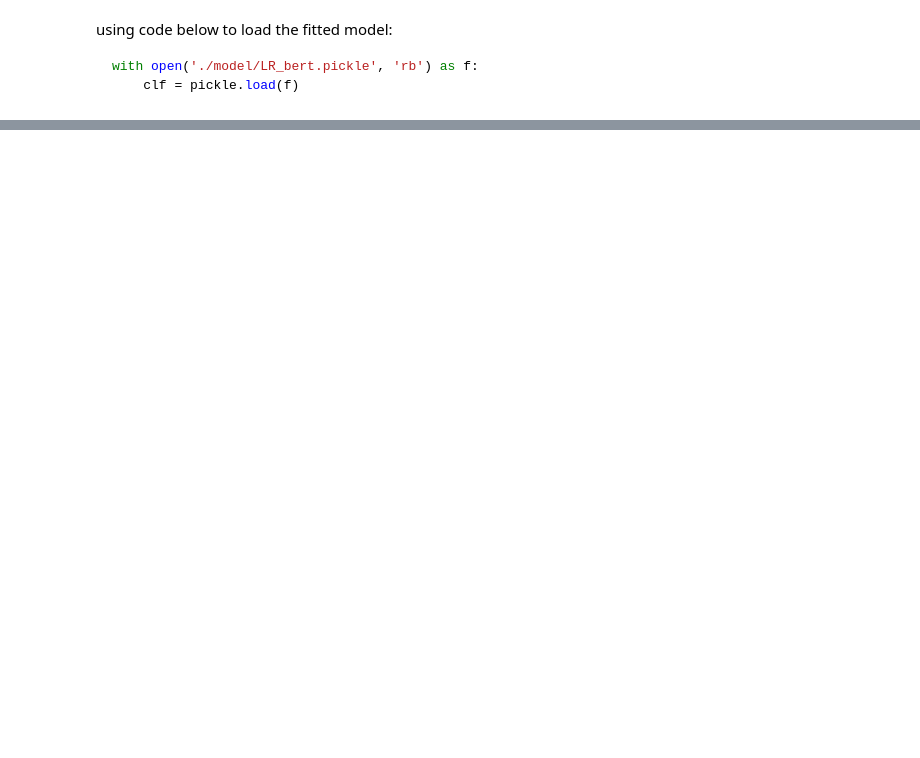
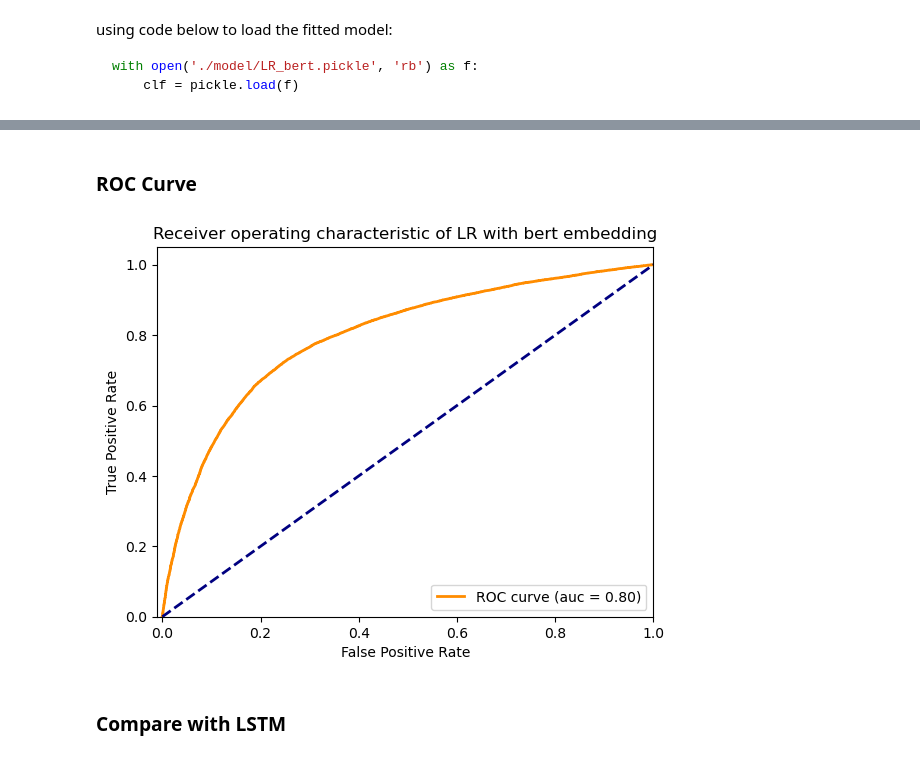
Before and after one commit to Sting-Scorpion/DataScience_Project, a Jupyter notebook: LR_BertEmbedding.ipynb, the cells around one changed output, grey strips where cells are left out. Cells and saved outputs as stored; diff of their text form; code cells hidden in the pictures; blank space fills up the shorter version.

Commit message:
Logistic Regression classifier with Bert Embedding

```diff
--- a/LR_BertEmbedding.ipynb
+++ b/LR_BertEmbedding.ipynb
@@ -177,0 +183,7 @@ with open('./model/LR_bert.pickle', 'rb') as f:
+# %%
+df = pd.read_csv('./data/test.csv')
+X = df['text']
+Y = df['suicide']
+
+X = [sen for sen in X]
+labels = Y.values
@@ -177,0 +204,20 @@ with open('./model/LR_bert.pickle', 'rb') as f:
+# %%
+lrb_preds = clf.predict_proba(x_test)
+y_pred = lrb_preds.argmax(1)
+cm = confusion_matrix(labels, y_pred)
+plt.figure()
+plt.matshow(cm, cmap=plt.cm.Oranges)
+plt.colorbar(fraction=0.05)
+for x in range(len(cm)):
+    for y in range(len(cm)):
+        plt.annotate(cm[x, y], xy=(y, x), horizontalalignment='center', verticalalignment='center', weight='heavy')
+
+plt.xlabel('Predicted label')
+plt.xticks([1, 0], ['suicide', 'non-suicide'])
+plt.ylabel('True label')
+plt.yticks([1, 0], ['suicide', 'non-suicide'], rotation=90)
+plt.title('confusion matrix of LR with BertEmbedding')
+plt.savefig('./img/cm_LR_B.jpg')
+plt.show()
+
+print(classification_report(labels, y_pred))
@@ -177,0 +235,23 @@ with open('./model/LR_bert.pickle', 'rb') as f:
+# %% [markdown]
+### ROC Curve
+# %%
+fpr, tpr, _ = roc_curve(labels, lrb_preds[:, 1])
+roc_auc = auc(fpr, tpr)
+# %%
+plt.figure()
+lw = 2
+plt.plot(fpr, tpr, color='darkorange',
+         lw=lw, label='ROC curve (auc = %0.2f)' % roc_auc)
+plt.plot([0, 1], [0, 1], color='navy', lw=lw, linestyle='--')
+plt.xlim([-0.01, 1.0])
+plt.ylim([0.0, 1.05])
+plt.xlabel('False Positive Rate')
+plt.ylabel('True Positive Rate')
+plt.title('Receiver operating characteristic of LR with bert embedding')
+plt.legend(loc="lower right")
+plt.savefig('./img/roc_LR_b.jpg')
+plt.show()
+# %% [output]
+[figure, added]
+# %% [markdown]
+### Compare with LSTM
```
Also changed, not shown: parts of 29 cells of this notebook.
